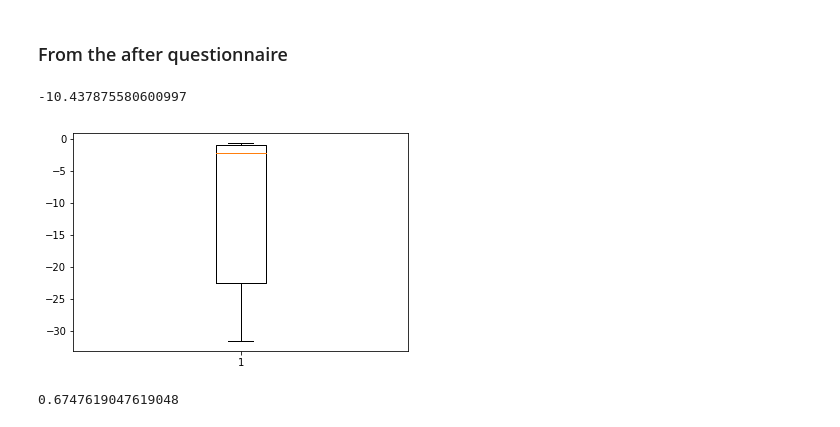
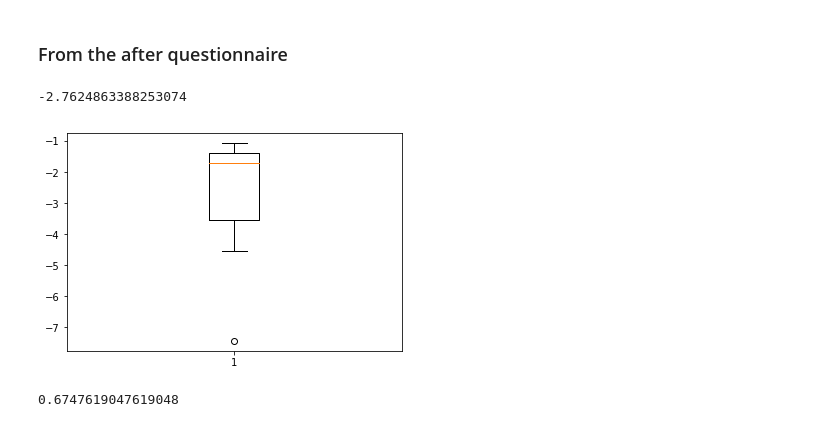
Before and after one commit to CyberCRI/dataanalysis-herocoli-redmetrics, a Jupyter notebook: v1.52/Data mining/Classification.ipynb, the cells around one changed output. Cells and saved outputs as stored; diff of their text form; code cells hidden in the pictures.

```diff
--- a/v1.52/Data mining/Classification.ipynb
+++ b/v1.52/Data mining/Classification.ipynb
@@ -469,12 +487,12 @@ features = secondDegreeFeatures.fit_transform(features)
 features = preprocessing.scale(features)
 # %%
 # Run Lasso regression with cross-validation
-model = Lasso()
+model = Lasso(max_iter=1000000)
 scores = cross_val_score(model, features, target, cv=10)
 boxplot(scores)
 scores.mean()
 # %% [output]
--10.437875580600997
+-2.7624863388253074
-[figure, old version]
+[figure, new version]
 # %%
 # Try classification
```
Also changed, not shown: parts of 9 cells of this notebook, 1 other file.
